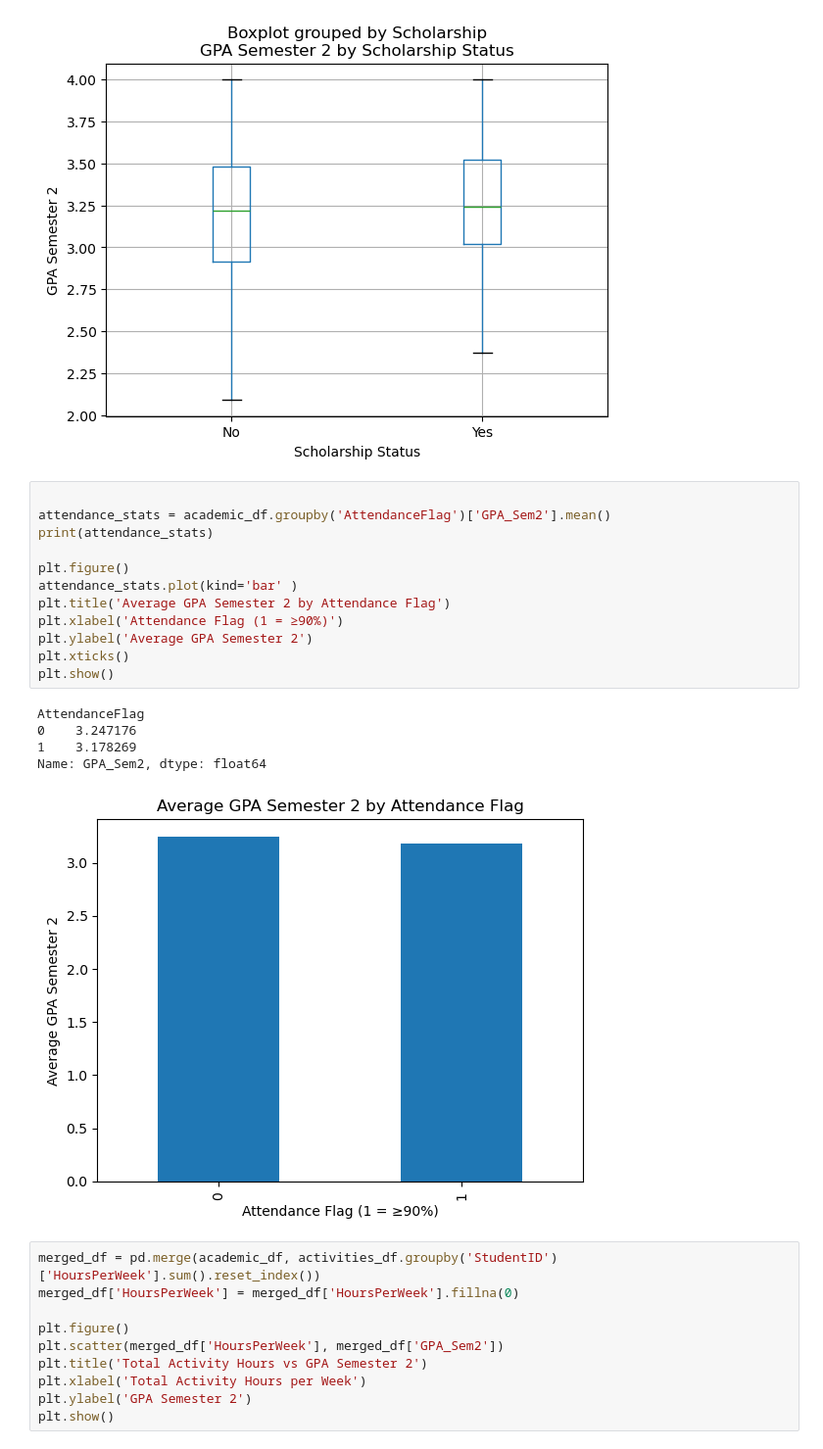
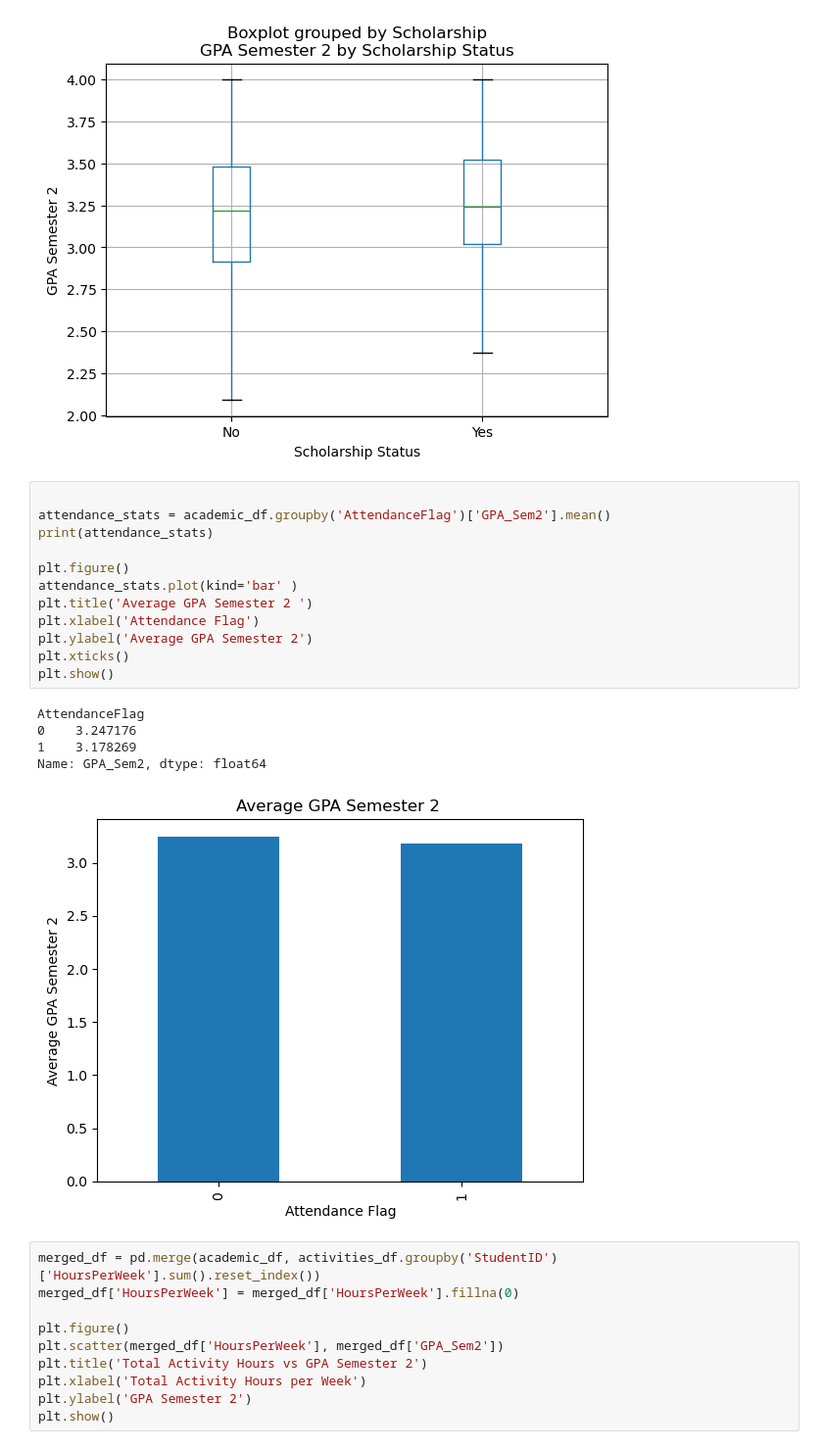
Before and after one commit to rhodes-cs-sanders/data242-sp25-hw7-mahiafarha, a Jupyter notebook: DATA242_hwk7.ipynb, the cells around one changed output. Shown at 98% size. Saved outputs shown, nothing was run; the diff lists cells and outputs as text.

```diff
--- a/DATA242_hwk7.ipynb
+++ b/DATA242_hwk7.ipynb
@@ -142,21 +142,21 @@ plt.show()
 # %%
 
 attendance_stats = academic_df.groupby('AttendanceFlag')['GPA_Sem2'].mean()
 print(attendance_stats)
 
 plt.figure()
 attendance_stats.plot(kind='bar' )
-plt.title('Average GPA Semester 2 by Attendance Flag')
-plt.xlabel('Attendance Flag (1 = ≥90%)')
+plt.title('Average GPA Semester 2 ')
+plt.xlabel('Attendance Flag')
 plt.ylabel('Average GPA Semester 2')
 plt.xticks()
 plt.show()
 # %% [output]
 AttendanceFlag
 0    3.247176
 1    3.178269
 Name: GPA_Sem2, dtype: float64
-[figure, old version]
+[figure, new version]
 # %%
 merged_df = pd.merge(academic_df, activities_df.groupby('StudentID')['HoursPerWeek'].sum().reset_index())
 merged_df['HoursPerWeek'] = merged_df['HoursPerWeek'].fillna(0)
```
Also changed, not shown: parts of 1 cell of this notebook.
